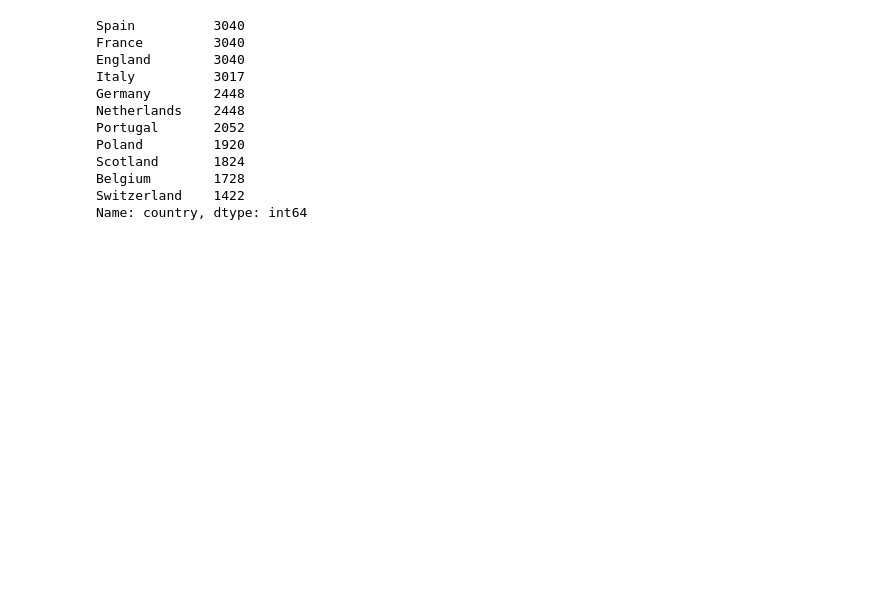
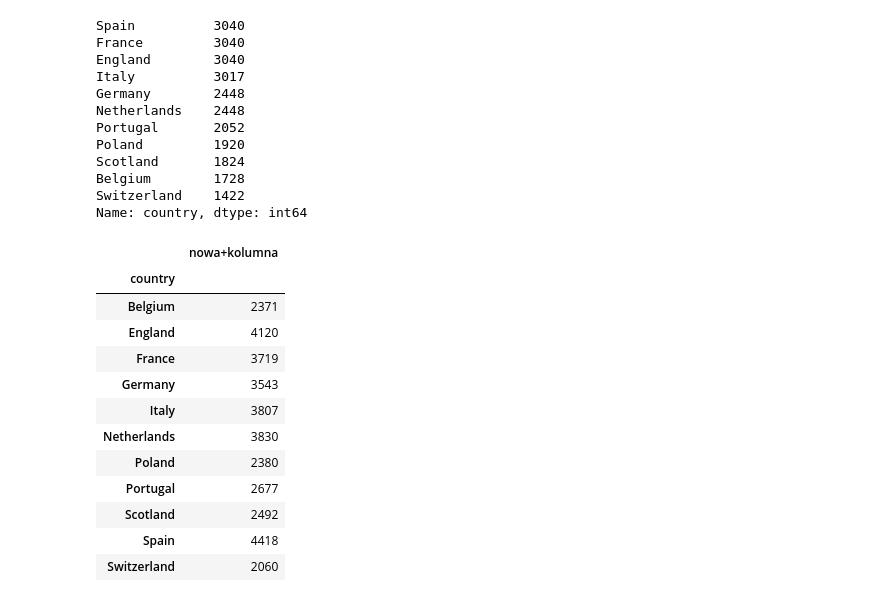
Before and after one commit to MagdaPuchlik/python_bootcamp_06102018, a Jupyter notebook: zjazd_5/pandas.ipynb, the cells around one changed output. Cells and saved outputs as stored; diff of their text form; code cells hidden in the pictures; blank space fills up the shorter version.

```diff
--- a/zjazd_5/pandas.ipynb
+++ b/zjazd_5/pandas.ipynb
@@ -398,3 +398,20 @@ Scotland       1824
 Belgium        1728
 Switzerland    1422
 Name: country, dtype: int64
+# %%
+goals_per_country =dt.groupby('country').agg({'nowa+kolumna':sum})
+goals_per_country
+# %% [output]
+|  | nowa+kolumna |
+| country |  |
+| Belgium | 2371 |
+| England | 4120 |
+| France | 3719 |
+| Germany | 3543 |
+| Italy | 3807 |
+| Netherlands | 3830 |
+| Poland | 2380 |
+| Portugal | 2677 |
+| Scotland | 2492 |
+| Spain | 4418 |
+| Switzerland | 2060 |
```
Also changed, not shown: parts of 1 cell of this notebook, 40 other files.
